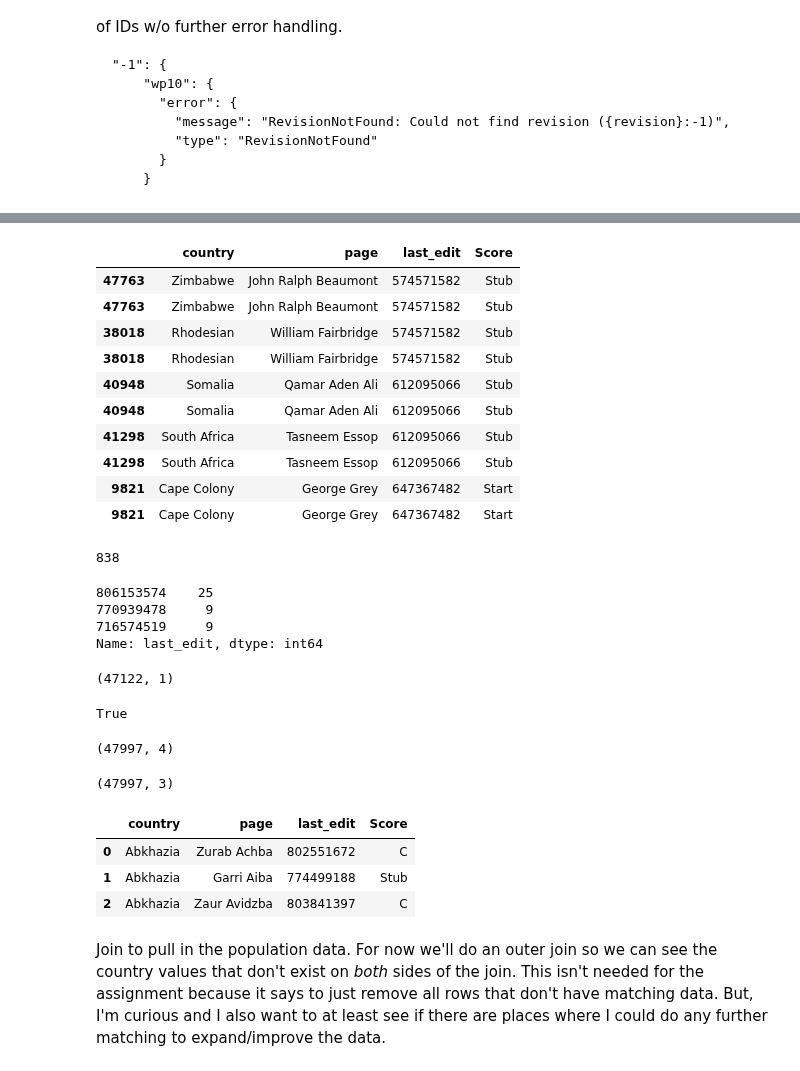
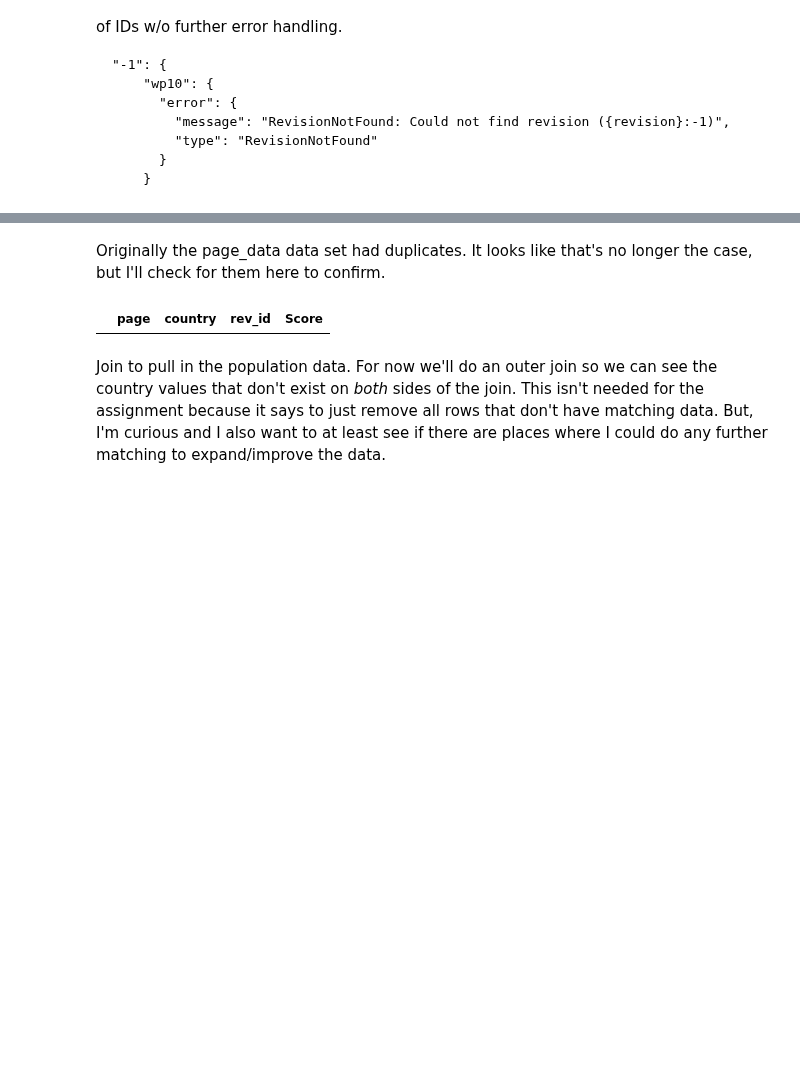
Before and after one commit to aenfield/Data512, a Jupyter notebook: data-512-a2/hcds-a2-bias.ipynb, the cells around one changed output, grey strips where cells are left out. Cells and saved outputs as stored; diff of their text form; code cells hidden in the pictures; blank space fills up the shorter version.

Commit message:
Updated article scores for new page_data, including updating code to handle deleted articles, for new column name, and to check the new data.

```diff
--- a/data-512-a2/hcds-a2-bias.ipynb
+++ b/data-512-a2/hcds-a2-bias.ipynb
@@ -110,7 +135,11 @@ def get_multiple_full_ores_score_json(rev_ids):
 
 def get_ores_prediction_from_score_json(score_json, rev_id):
     """Return the most likely article type, per ORES. Assumes a JSON dict from Ores. """
-    return score_json['enwiki']['scores'][str(rev_id)]['wp10']['score']['prediction']
+    #print(rev_id)
+    try:
+        return score_json['enwiki']['scores'][str(rev_id)]['wp10']['score']['prediction']
+    except KeyError as err:
+        return f"KeyError: {err}."
 
 def chunker(seq, size):
     """Get a generator that returns chunks of size 'size' of the sequence in 'seq'.
@@ -143,10 +172,13 @@ def get_article_scores_data(rev_ids, force=False, verbose=False):
             count_of_rev_ids_in_chunk = 140
             rev_ids_in_chunks = [x for x in chunker(rev_ids, count_of_rev_ids_in_chunk)]
 
+            #rev_ids_in_chunks = rev_ids_in_chunks[300:]
+
             for chunk_index, chunk_of_rev_ids in enumerate(rev_ids_in_chunks):
                 if (chunk_index % progress_frequency == 0): print(f"Retrieving chunk with index {chunk_index}.")
 
                 scores_json = get_multiple_full_ores_score_json(chunk_of_rev_ids)
+                #print(scores_json)
                 for rev_id in chunk_of_rev_ids:
                     writer.writerow([rev_id, get_ores_prediction_from_score_json(scores_json, rev_id)])
 
@@ -157,6 +189,6 @@ def get_article_scores_data(rev_ids, force=False, verbose=False):
     # now open and return dataframe
     return pd.read_csv(filename, index_col='RevisionId')
 # %%
-d_scores = get_article_scores_data(d_wikipedia['last_edit'].values)
+d_scores = get_article_scores_data(d_wikipedia['rev_id'].values)
 d_scores.shape
 # %% [output]
@@ -171,0 +209,3 @@ d_scores[:3]
+# %%
+d_scores.drop(d_scores[d_scores['Score'].str.startswith('KeyError')].index, inplace=True)
+d_scores.shape
@@ -172,4 +222,4 @@ d_scores[:3]
 # %%
-d_wikipedia_with_scores = pd.merge(left=d_wikipedia, right=d_scores, left_on='last_edit', right_index=True, how='left')
+d_wikipedia_with_scores = pd.merge(left=d_wikipedia, right=d_scores, left_on='rev_id', right_index=True, how='left')
 d_wikipedia_with_scores.shape
 # %% [output]
@@ -257,58 +283,10 @@ d_wikipedia_with_scores[d_wikipedia_with_scores['last_edit'] == 647367482]
+# %% [markdown]
+Originally the page_data data set had duplicates. It looks like that's no longer the case, but I'll check for them here to confirm.
 # %%
-dupes = d_wikipedia_with_scores[d_wikipedia_with_scores.duplicated(subset='last_edit', keep=False)].sort_values(['last_edit','page'])
-dupes[:10]
+dupes = d_wikipedia_with_scores[d_wikipedia_with_scores.duplicated(subset='rev_id', keep=False)].sort_values(['rev_id','page'])
+dupes
 # %% [output]
-|  | country | page | last_edit | Score |
-| 47763 | Zimbabwe | John Ralph Beaumont | 574571582 | Stub |
-| 47763 | Zimbabwe | John Ralph Beaumont | 574571582 | Stub |
-| 38018 | Rhodesian | William Fairbridge | 574571582 | Stub |
-| 38018 | Rhodesian | William Fairbridge | 574571582 | Stub |
-| 40948 | Somalia | Qamar Aden Ali | 612095066 | Stub |
-| 40948 | Somalia | Qamar Aden Ali | 612095066 | Stub |
-| 41298 | South Africa | Tasneem Essop | 612095066 | Stub |
-| 41298 | South Africa | Tasneem Essop | 612095066 | Stub |
-| 9821 | Cape Colony | George Grey | 647367482 | Start |
-| 9821 | Cape Colony | George Grey | 647367482 | Start |
+|  | page | country | rev_id | Score |
-# %%
-len(dupes.groupby(['last_edit']).size())
-# %% [output]
-838
-# %%
-dupes['last_edit'].value_counts(dropna=False)[:3]
-# %% [output]
-806153574    25
-770939478     9
-716574519     9
-Name: last_edit, dtype: int64
-# %%
-# remove duplicate score rows (that come from page_data.csv having duplicate rev IDs)
-# all index values should have the same score, since the score comes from the API and
-# is based only on the rev ID/index value, so we can drop all and keep any one
-d_scores_nodupes = d_scores[~d_scores.index.duplicated(keep='first')]
-d_scores_nodupes.shape
-# %% [output]
-(47122, 1)
-# %%
-d_scores_nodupes.index.is_unique
-# %% [output]
-True
-# %%
-# and then redo the join
-d_wikipedia_with_scores = pd.merge(left=d_wikipedia, right=d_scores_nodupes, left_on='last_edit', right_index=True, how='left')
-d_wikipedia_with_scores.shape
-# %% [output]
-(47997, 4)
-# %%
-d_wikipedia.shape
-# %% [output]
-(47997, 3)
-# %%
-d_wikipedia_with_scores[:3]
-# %% [output]
-|  | country | page | last_edit | Score |
-| 0 | Abkhazia | Zurab Achba | 802551672 | C |
-| 1 | Abkhazia | Garri Aiba | 774499188 | Stub |
-| 2 | Abkhazia | Zaur Avidzba | 803841397 | C |
 # %% [markdown]
 Join to pull in the population data. For now we'll do an outer join so we can see the country values that don't exist on _both_ sides of the join. This isn't needed for the assignment because it says to just remove all rows that don't have matching data. But, I'm curious and I also want to at least see if there are places where I could do any further matching to expand/improve the data.
 # %%
```
Also changed, not shown: parts of 69 cells of this notebook, 2 other files.
